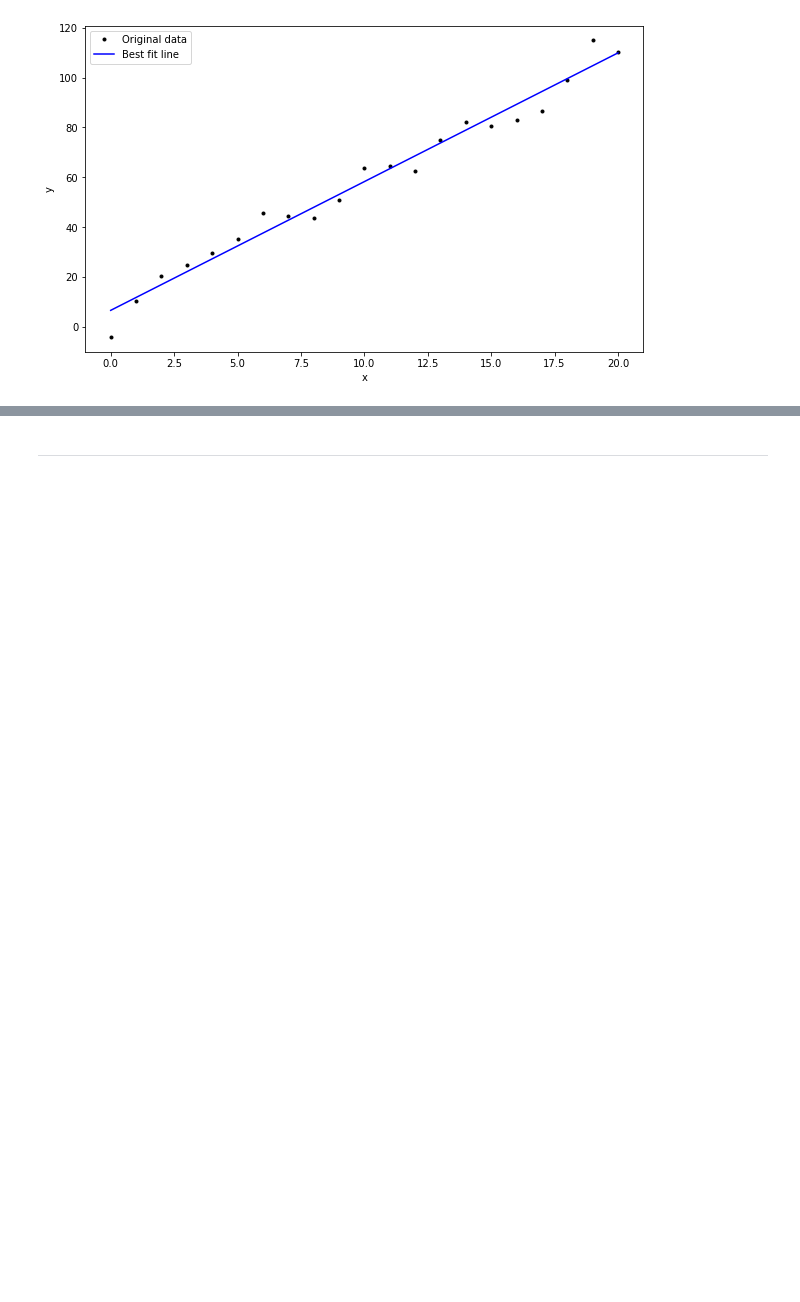
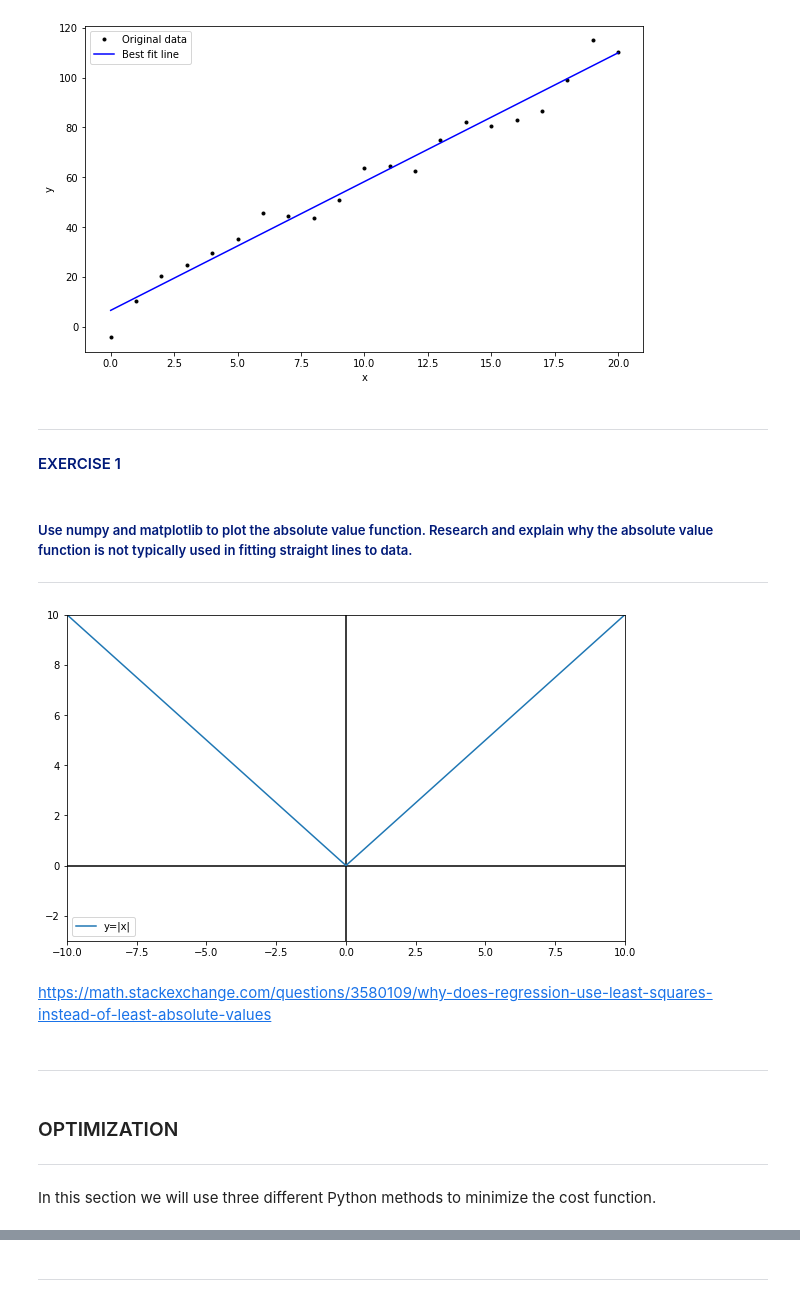
Before and after one commit to AnteDujic/MLS---Assesment, a Jupyter notebook: Practicals/02-models.ipynb, the cells around one changed output, grey strips where cells are left out. Cells and saved outputs as stored; diff of their text form; code cells hidden in the pictures; blank space fills up the shorter version.

Commit message:
Exercise 1 - Models

```diff
--- a/Practicals/02-models.ipynb
+++ b/Practicals/02-models.ipynb
@@ -197,3 +220,40 @@ plt.legend()
 plt.show()
 # %% [output]
 [figure]
+# %% [markdown]
+<hr style="border-top: 1px solid #001a79;" />
+
+<h4 style="color: #001a79;">EXERCISE 1</h4>
+# %% [markdown]
+<h5 style="color: #001a79;">Use numpy and matplotlib to plot the absolute value function. Research and explain why the absolute value function is not typically used in fitting straight lines to data.</h5>
+<hr style="border-top: 1px solid #001a79;" />
+# %%
+fig, ax = plt.subplots(figsize=(10, 6))
+# Draw some axes.
+plt.plot([-10, 10], [0, 0], 'k-')
+plt.plot([0, 0], [-10, 10], 'k-')
+
+x = np.arange(-10, 11, 1.0)
+y = abs(x)
+plt.plot(x, y, label="y=|x|")
+plt.legend()
+# Set some reasonable plot limits.
+plt.xlim([-10, 10])
+plt.ylim([-3, 10])
+
+
+
+# Show the plot.
+plt.show()
+# %% [output]
+[figure, added]
+# %% [markdown]
+https://math.stackexchange.com/questions/3580109/why-does-regression-use-least-squares-instead-of-least-absolute-values
+# %% [markdown]
+<hr style="border-top: 1px solid #001a79;" />
+# %% [markdown]
+### OPTIMIZATION
+
+<hr style="border-top: 1px solid rgb(0, 91, 94);" />
+# %% [markdown]
+In this section we will use three different Python methods to minimize the cost function.
```
Also changed, not shown: parts of 6 cells of this notebook.
